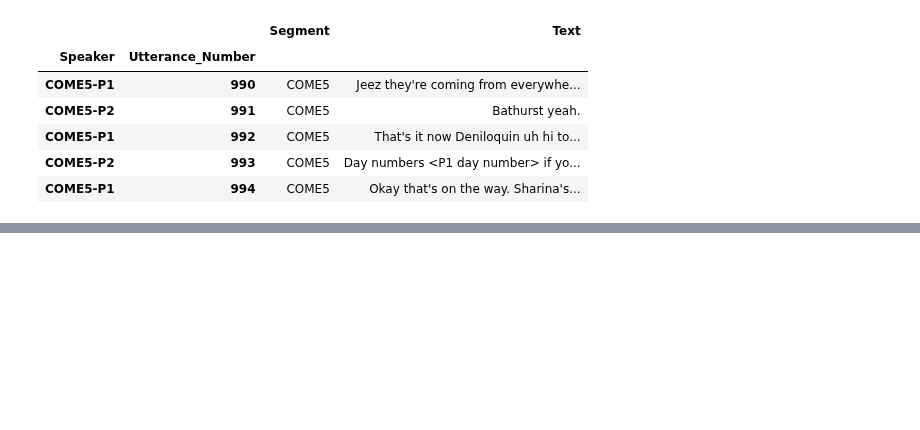
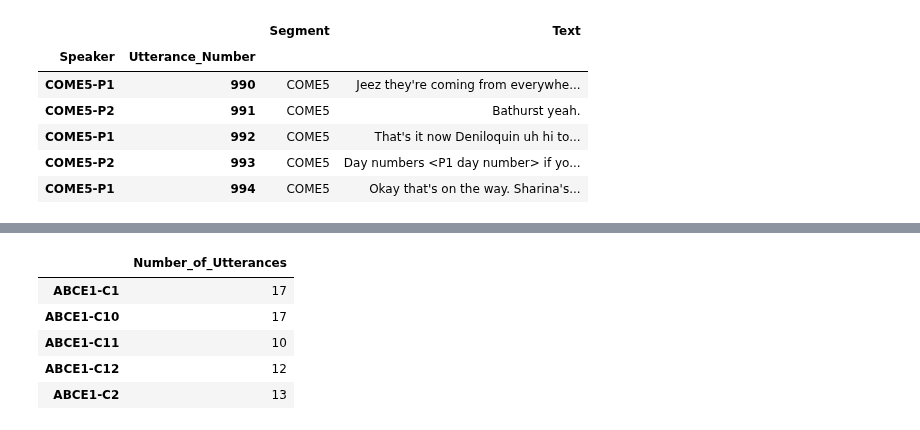
Before and after one commit to Data-Science-for-Linguists/Discourse-Analysis-ART-Corpus, a Jupyter notebook: process-art-corpus.ipynb, the cells around one changed output, grey strips where cells are left out. Saved outputs shown, nothing was run; the diff lists cells and outputs as text; code cells hidden in the pictures; blank space fills up the shorter version.

```diff
--- a/process-art-corpus.ipynb
+++ b/process-art-corpus.ipynb
@@ -573,0 +607,11 @@ art_df.groupby
+# %%
+utt_df = pd.DataFrame(columns=['Number_of_Utterances'], index=sorted(utt_dict.keys()))
+utt_df['Number_of_Utterances'] = utt_df.index.map(lambda x: utt_dict[x])
+utt_df.head()
+# %% [output]
+|  | Number_of_Utterances |
+| ABCE1-C1 | 17 |
+| ABCE1-C10 | 17 |
+| ABCE1-C11 | 10 |
+| ABCE1-C12 | 12 |
+| ABCE1-C2 | 13 |
```
Also changed, not shown: parts of 14 cells of this notebook.
